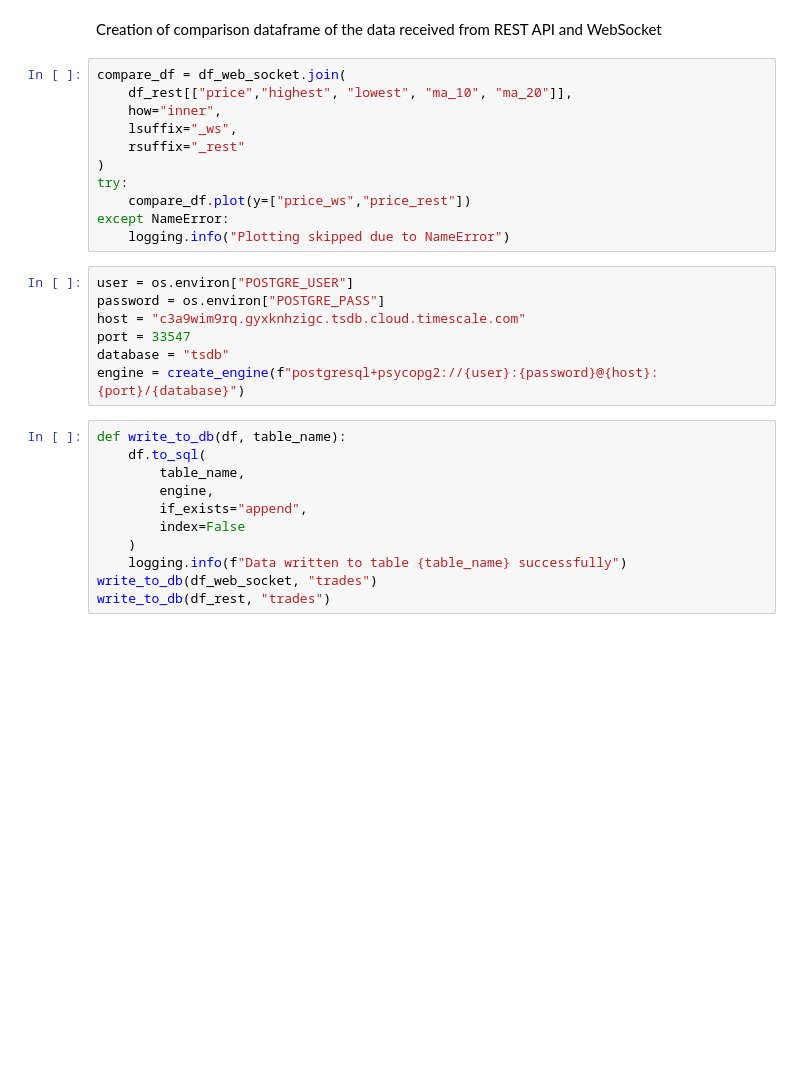
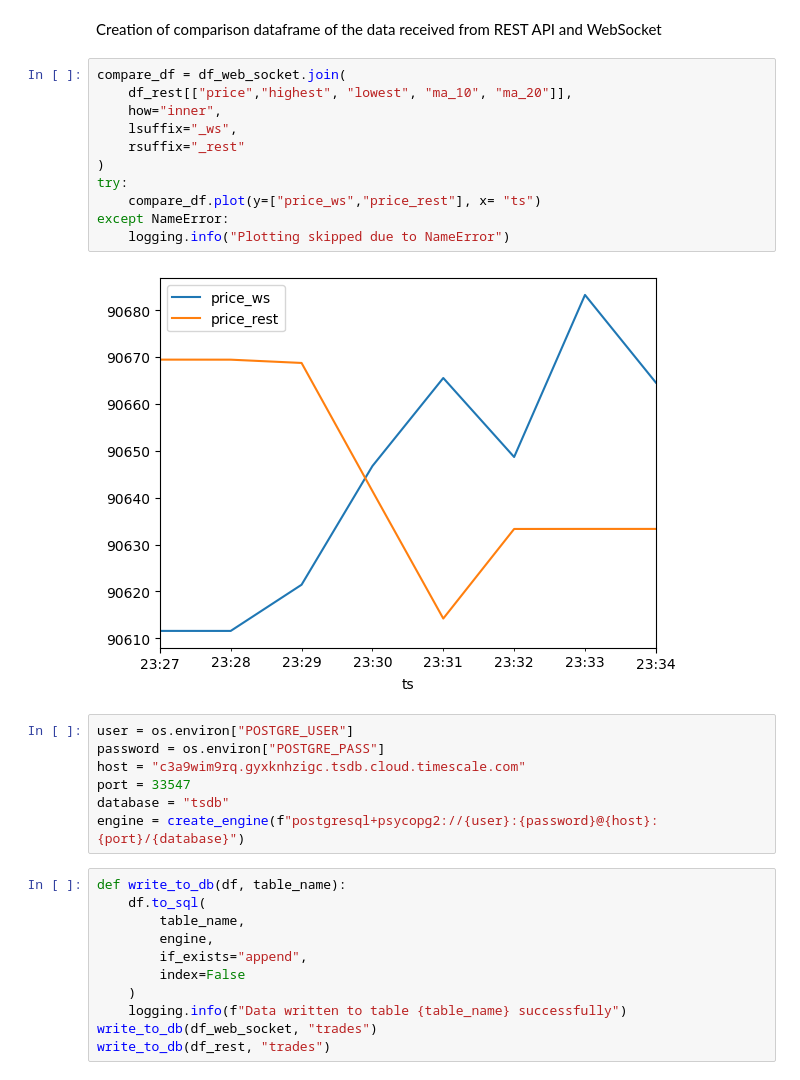
Before and after one commit to irantov/binance_project, a Jupyter notebook: binance_project.ipynb, the cells around one changed output. Saved outputs shown, nothing was run; the diff lists cells and outputs as text; blank space fills up the shorter version.

```diff
--- a/binance_project.ipynb
+++ b/binance_project.ipynb
@@ -126,14 +142,16 @@ Creation of comparison dataframe of the data received from REST API and WebSocke
 # %%
 compare_df = df_web_socket.join(
     df_rest[["price","highest", "lowest", "ma_10", "ma_20"]],
     how="inner",
     lsuffix="_ws",
     rsuffix="_rest"
 )
 try:
-    compare_df.plot(y=["price_ws","price_rest"])
+    compare_df.plot(y=["price_ws","price_rest"], x= "ts")
 except NameError:
     logging.info("Plotting skipped due to NameError")
+# %% [output]
+[figure, added]
 # %%
 user = os.environ["POSTGRE_USER"]
 password = os.environ["POSTGRE_PASS"]
```
Also changed, not shown: parts of 5 cells of this notebook.
